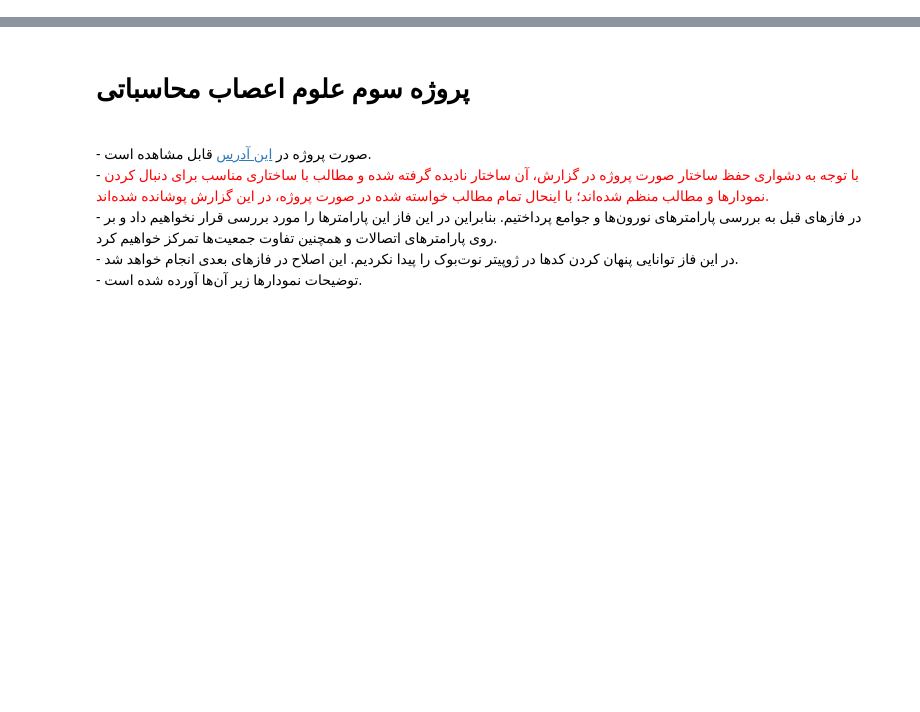
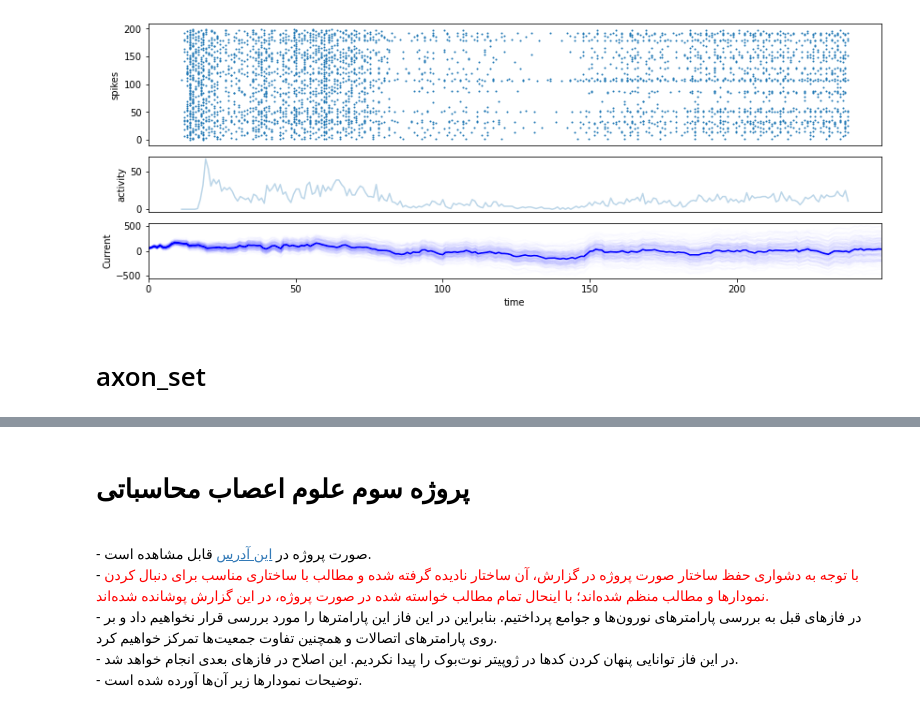
Before and after one commit to cnrl/Spiral, a Jupyter notebook: main.ipynb, the cells around one changed output, grey strips where cells are left out. Drawn from its saved outputs; the diff is of its cells as text; code cells hidden in the pictures; blank space fills up the shorter version.

```diff
--- a/main.ipynb
+++ b/main.ipynb
@@ -0,0 +44,23 @@
+# %%
+from cnsproject.network.monitors import Monitor
+m = Monitor(n, ['s'], time=250)
+m.simulate(n.forward, inputs={'direct_input': I})
+# %%
+import matplotlib.pyplot as plt
+from cnsproject.plotting.plotter import Plotter
+
+plt.figure(figsize=(14,5))
+p = Plotter([
+    ['s'],
+    ['s'],
+    ['a'],
+    ['i'],
+], wspace=0.3, monitor=m)
+p.population_activity_raster('s', x_vis=False)
+p.population_activity('a', x_vis=False)
+p.current_dynamic('i', I=I)
+p.show()
+# %% [output]
+[figure, added]
+# %% [markdown]
+# axon_set
```
Also changed, not shown: parts of 22 cells of this notebook, 9 other files.
